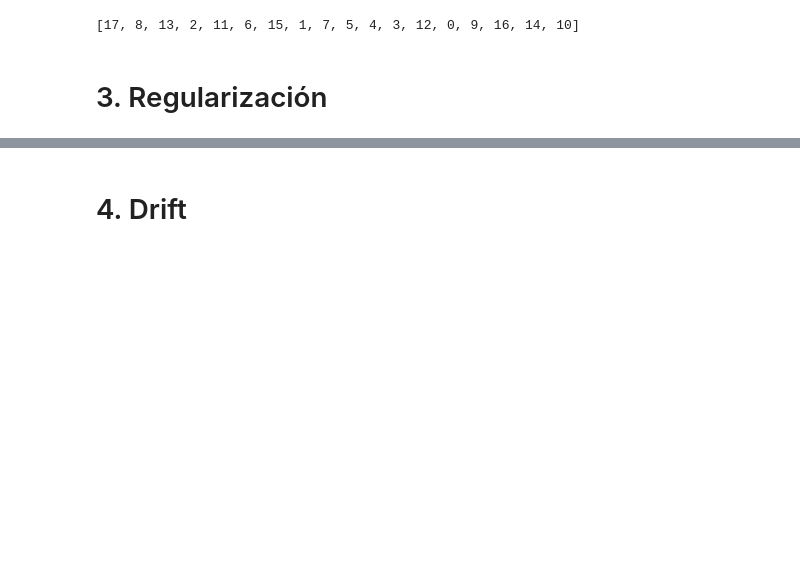
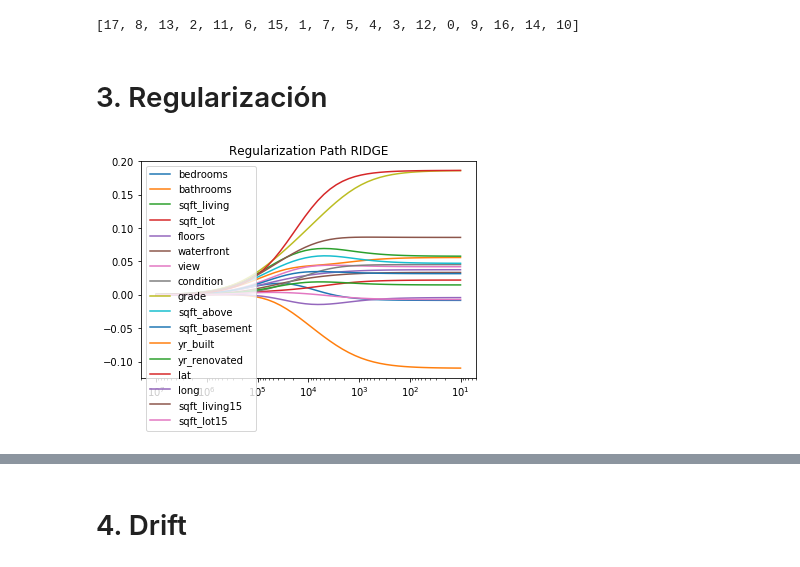
Before and after one commit to sebastian-aranda/machine_learning_utfsm, a Jupyter notebook: Tarea 1.ipynb, the cells around one changed output, grey strips where cells are left out. Drawn from its saved outputs; the diff is of its cells as text; code cells hidden in the pictures; blank space fills up the shorter version.

```diff
--- a/Tarea 1.ipynb
+++ b/Tarea 1.ipynb
@@ -177,3 +337,52 @@ totalvars=18, mse = 0.064516
 [17, 8, 13, 2, 11, 6, 15, 1, 7, 5, 4, 3, 12, 0, 9, 16, 14, 10]
 # %% [markdown]
 <h1>3. Regularización</h1>
+# %%
+df = pd.read_csv("kc_house_data.csv")
+df.drop(['id','date','zipcode',],axis=1,inplace=True)
+
+from sklearn.preprocessing import StandardScaler
+scaler = StandardScaler()
+df_scaled = pd.DataFrame(scaler.fit_transform(df), columns=df.columns)
+df_scaled['price'] = np.log(df['price'])
+
+import sklearn.linear_model as lm
+X = df_scaled.iloc[:,1:]
+N = X.shape[0] #Cantidad de filas
+X.insert(X.shape[1], 'intercept', np.ones(N))
+X2 = X.drop('intercept', axis=1,inplace=False)
+y = df_scaled['price']
+
+mascara = np.zeros(len(X))
+limit = int(len(X)*0.7)
+mascara[:limit] = 1
+istrain = mascara == 1
+
+Xtrain = X2[istrain]
+ytrain = y[istrain]
+Xtest = X[np.logical_not(istrain)]
+ytest = y[np.logical_not(istrain)]
+
+from sklearn.linear_model import Ridge
+import matplotlib.pylab as plt
+
+names_regressors = X2.columns
+alphas_ = np.logspace(7,1,base=10)
+coefs = []
+model = Ridge(fit_intercept=True,solver='svd')
+for a in alphas_:
+    model.set_params(alpha=a)
+    model.fit(Xtrain, ytrain)
+    coefs.append(model.coef_)
+ax = plt.gca()
+for y_arr, label in zip(np.squeeze(coefs).T, names_regressors):
+    plt.plot(alphas_, y_arr, label=label)
+plt.legend()
+ax.set_xscale('log')
+ax.set_xlim(ax.get_xlim()[::-1]) # reverse axis
+plt.title('Regularization Path RIDGE')
+plt.axis('tight')
+plt.legend(loc=2)
+plt.show()
+# %% [output]
+[figure, added]
```
Also changed, not shown: parts of 25 cells of this notebook.
